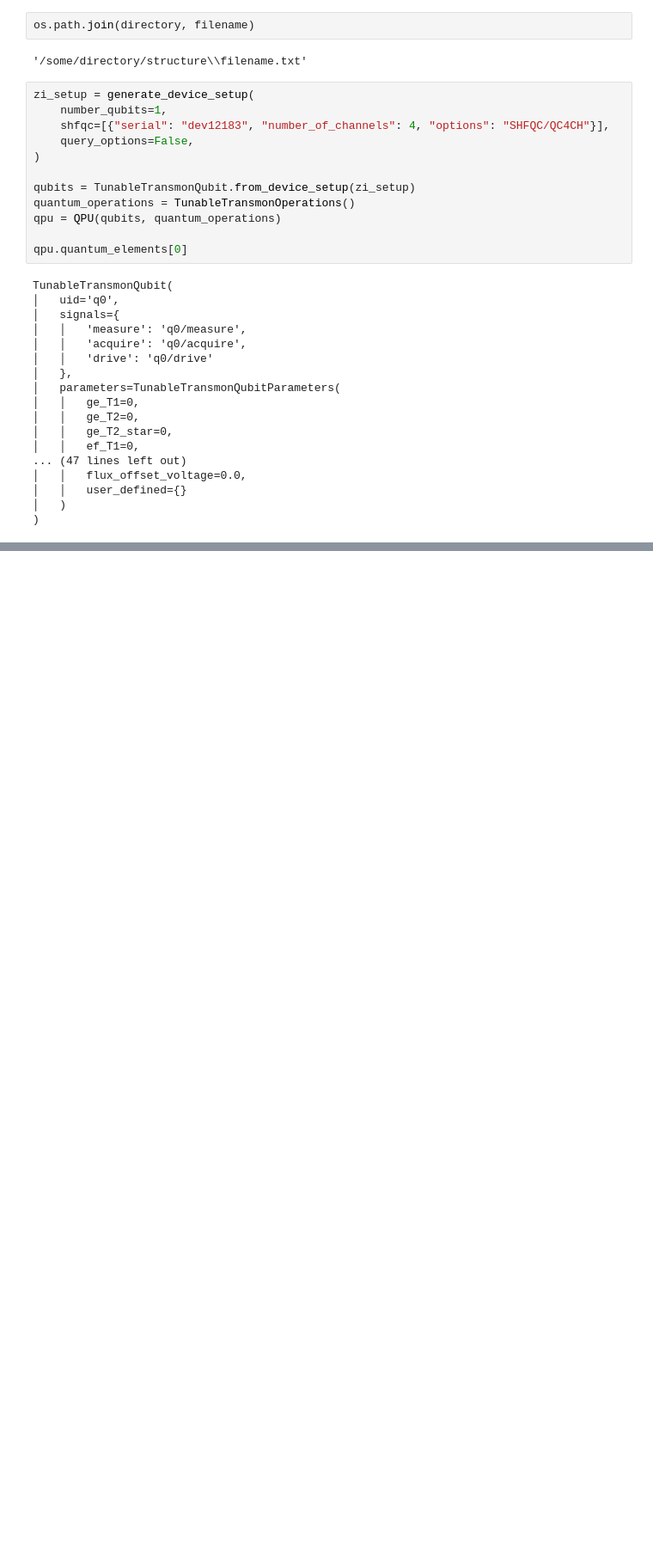
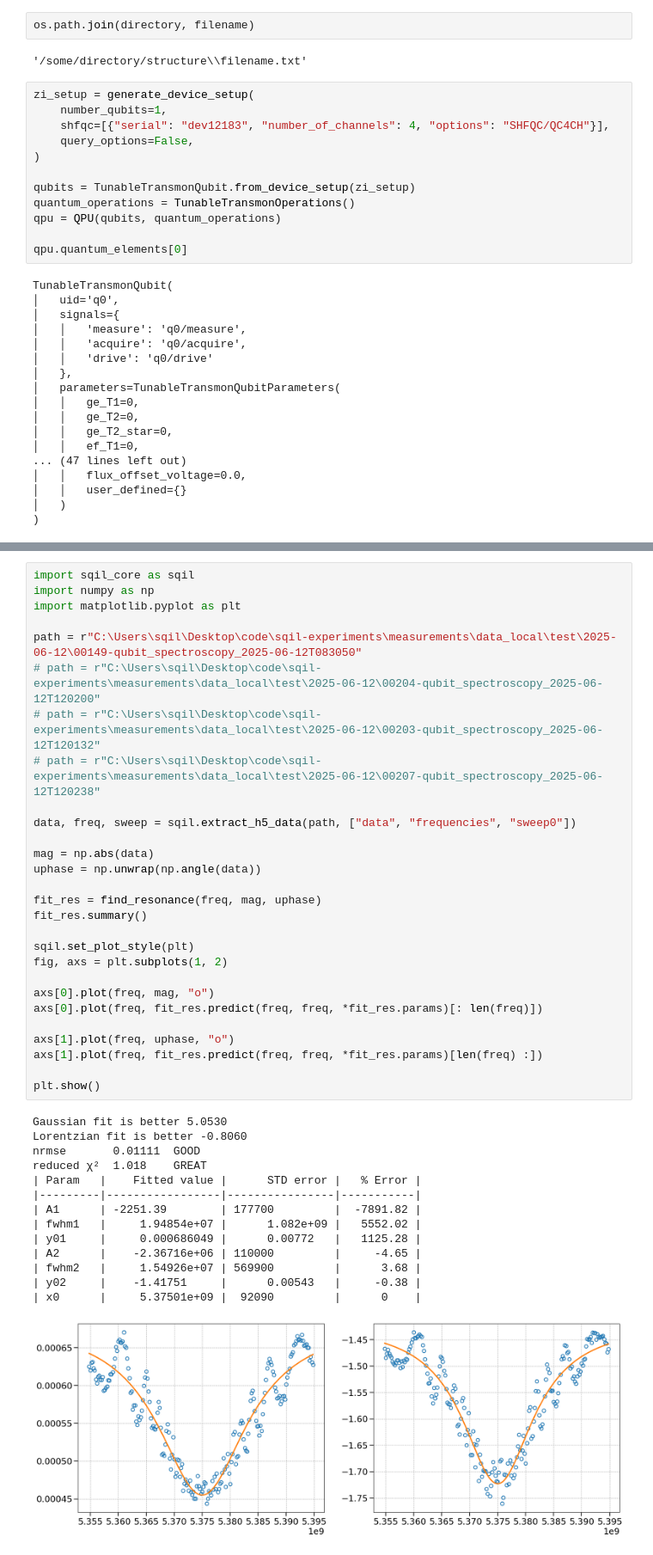
Before and after one commit to SQIL-EPFL/sqil-experiments, a Jupyter notebook: measurements/test.ipynb, the cells around one changed output, grey strips where cells are left out. Shown at 86% size. Saved outputs shown, nothing was run; the diff lists cells and outputs as text; blank space fills up the shorter version.

```diff
--- a/measurements/test.ipynb
+++ b/measurements/test.ipynb
@@ -655,0 +758,43 @@ fit_abs.metrics['aic'] - fit_phase.metrics['aic']
+# %%
+import sqil_core as sqil
+import numpy as np
+import matplotlib.pyplot as plt
+
+path = r"C:\Users\sqil\Desktop\code\sqil-experiments\measurements\data_local\test\2025-06-12\00149-qubit_spectroscopy_2025-06-12T083050"
+# path = r"C:\Users\sqil\Desktop\code\sqil-experiments\measurements\data_local\test\2025-06-12\00204-qubit_spectroscopy_2025-06-12T120200"
+# path = r"C:\Users\sqil\Desktop\code\sqil-experiments\measurements\data_local\test\2025-06-12\00203-qubit_spectroscopy_2025-06-12T120132"
+# path = r"C:\Users\sqil\Desktop\code\sqil-experiments\measurements\data_local\test\2025-06-12\00207-qubit_spectroscopy_2025-06-12T120238"
+
+data, freq, sweep = sqil.extract_h5_data(path, ["data", "frequencies", "sweep0"])
+
+mag = np.abs(data)
+uphase = np.unwrap(np.angle(data))
+
+fit_res = find_resonance(freq, mag, uphase)
+fit_res.summary()
+
+sqil.set_plot_style(plt)
+fig, axs = plt.subplots(1, 2)
+
+axs[0].plot(freq, mag, "o")
+axs[0].plot(freq, fit_res.predict(freq, freq, *fit_res.params)[: len(freq)])
+
+axs[1].plot(freq, uphase, "o")
+axs[1].plot(freq, fit_res.predict(freq, freq, *fit_res.params)[len(freq) :])
+
+plt.show()
+# %% [output]
+Gaussian fit is better 5.0530
+Lorentzian fit is better -0.8060
+nrmse       0.01111  GOOD
+reduced χ²  1.018    GREAT
+| Param   |    Fitted value |      STD error |   % Error |
+|---------|-----------------|----------------|-----------|
+| A1      | -2251.39        | 177700         |  -7891.82 |
+| fwhm1   |     1.94854e+07 |      1.082e+09 |   5552.02 |
+| y01     |     0.000686049 |      0.00772   |   1125.28 |
+| A2      |    -2.36716e+06 | 110000         |     -4.65 |
+| fwhm2   |     1.54926e+07 | 569900         |      3.68 |
+| y02     |    -1.41751     |      0.00543   |     -0.38 |
+| x0      |     5.37501e+09 |  92090         |      0    |
+[figure, added]
```
Also changed, not shown: parts of 13 cells of this notebook, 2 other files.
